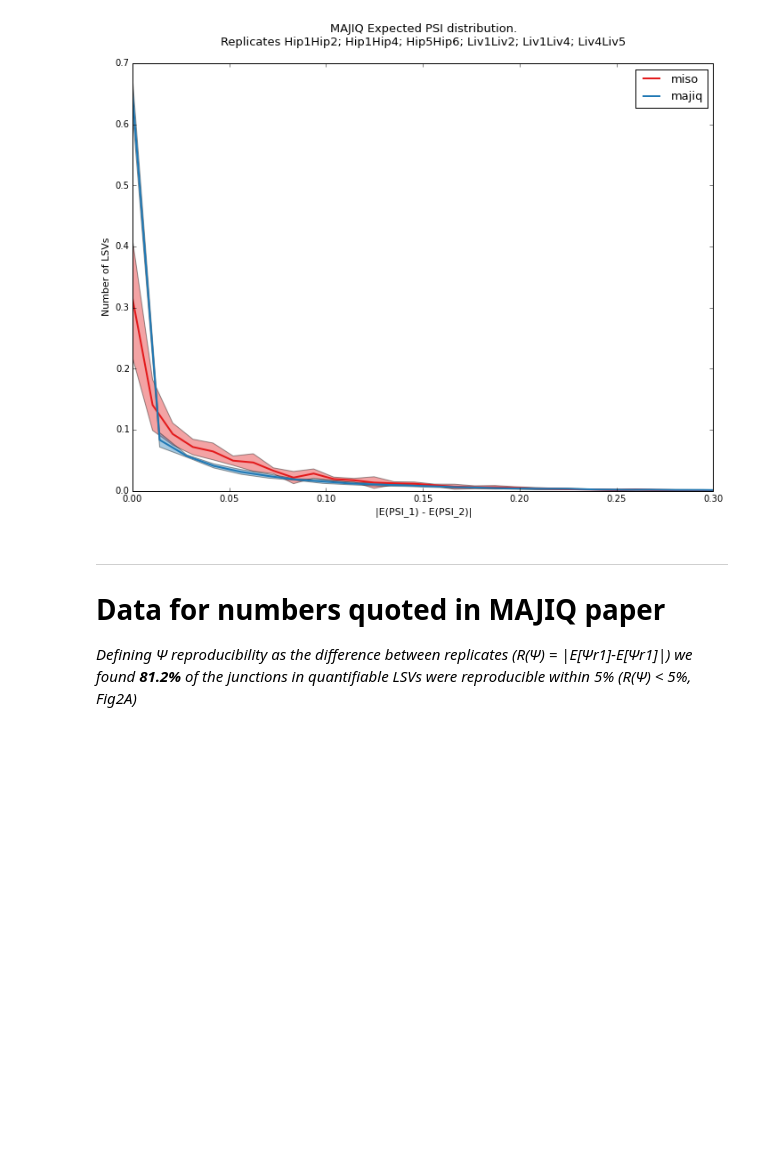
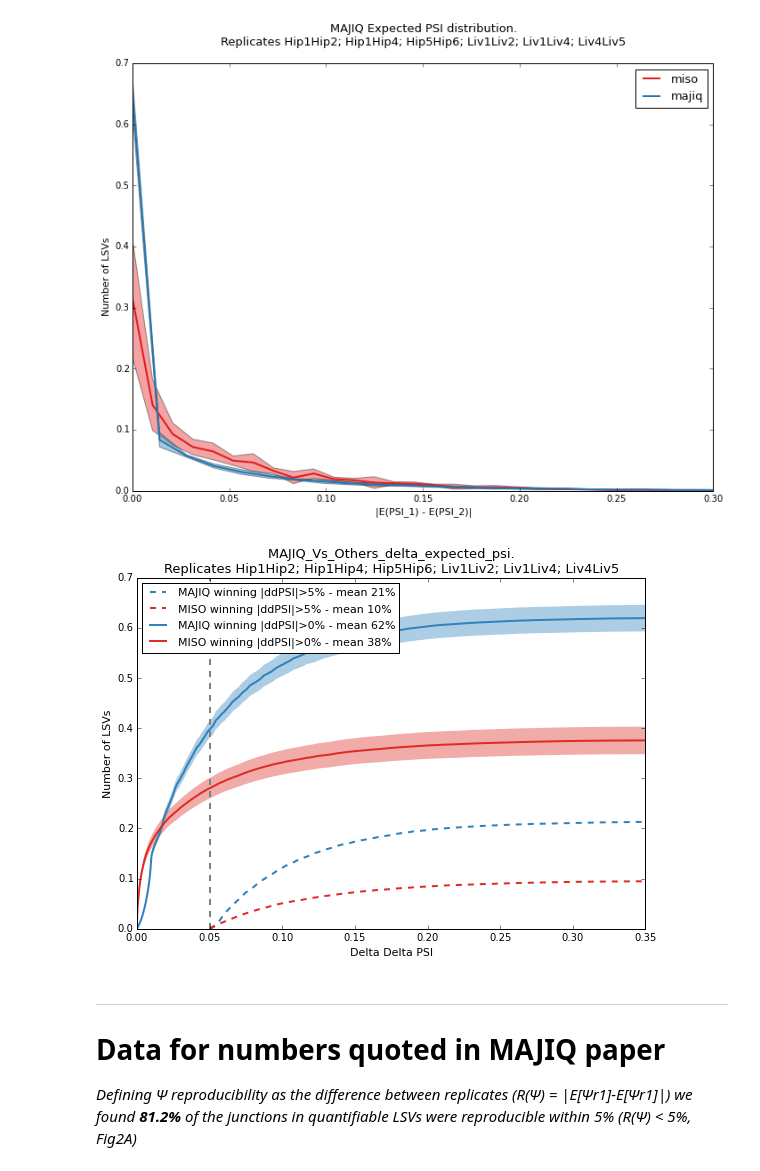
Before and after one commit to barale/majiq-voila-elife, a Jupyter notebook: ipython-nbs/figure2_suppl1C.ipynb, the cells around one changed output. Saved outputs shown, nothing was run; the diff lists cells and outputs as text; code cells hidden in the pictures; blank space fills up the shorter version.

Commit message:
Added inset of figure 2 supplement 1C

```diff
--- a/ipython-nbs/figure2_suppl1C.ipynb
+++ b/ipython-nbs/figure2_suppl1C.ipynb
@@ -353,3 +338,10 @@ for met in mets:
+# %%
+better_worse = []
+for edx, ed in enumerate(psis_diff_dict['miso']):
+    better_worse.append(ed-psis_diff_dict['majiq'][edx])
+plot_delta_R({'miso': better_worse}, args['rep_names'], plotpath=PLOTPATH)
+# %% [output]
+[figure, added]
 # %% [markdown]
 ----
 # Data for numbers quoted in MAJIQ paper
```
Also changed, not shown: parts of 4 cells of this notebook, 1 other file.
